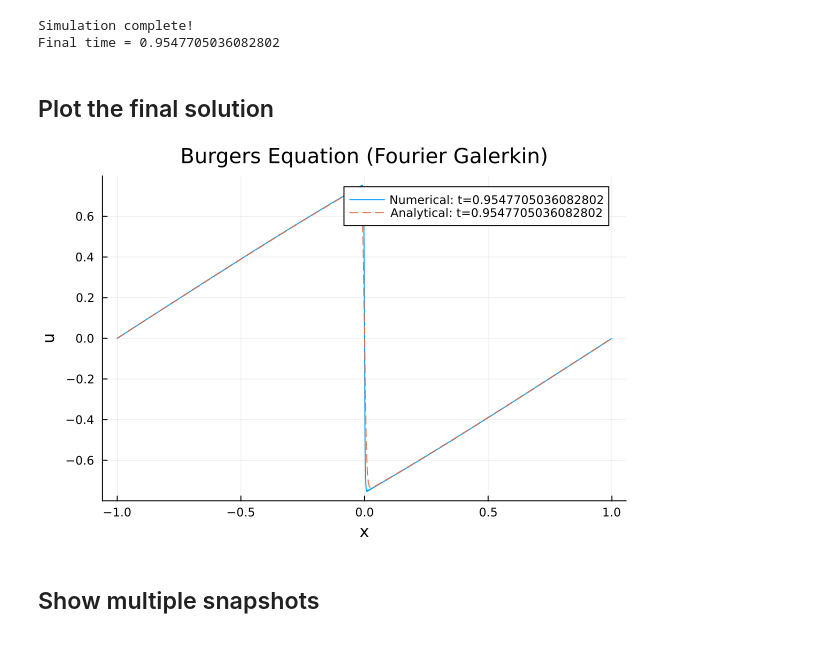
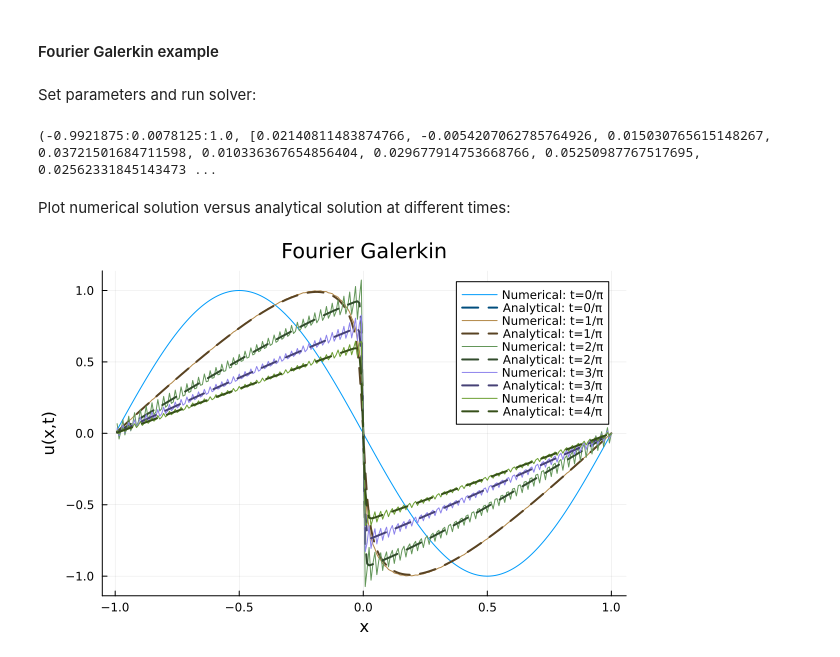
Before and after one commit to octionary/BurgersJoint, a Jupyter notebook: notebooks/2_FourierSpectral.ipynb, the cells around one changed output. Drawn from its saved outputs; the diff is of its cells as text; code cells hidden in the pictures.

Commit message:
Implemented all solver methods

```diff
--- a/notebooks/2_FourierSpectral.ipynb
+++ b/notebooks/2_FourierSpectral.ipynb
@@ -19,27 +113,37 @@ using Plots
+# %% [markdown]
+#### Fourier Galerkin example
+# %% [markdown]
+Set parameters and run solver:
 # %%
 # Parameter choices:
-Nx   = 1024    # spatial resolution
-dt   = 5e-4/pi   # time step
-tmax = 3/pi    # final time
-nu  = 1e-2/pi # viscosity
-alias_factor = 2/3 # 2/3 rule for Fourier Galerkin
+N   = 256
+dt = 1e-3
+T   = 4/pi
+dt_snapshot = 1/pi # time between solution snapshots
 
-x, u_final, tvec, history = solveFourier(Nx; dt=dt, tmax=tmax, nu=nu, alias_factor=alias_factor)
-
-println("Simulation complete!")
-println("Final time = ", tvec[end])
+x, u_final, snapshot_times, snapshots = solveFourierSpectral(N; dt=dt, T=T, dt_snapshot=dt_snapshot, dealias_factor=2/3)
 # %% [output]
-Simulation complete!
-Final time = 0.9547705036082802
+(-0.9921875:0.0078125:1.0, [0.02140811483874766, -0.0054207062785764926, 0.015030765615148267, 0.03721501684711598, 0.010336367654856404, 0.029677914753668766, 0.05250987767517695, 0.02562331845143473 ...
-# %% [markdown]
-## Plot the final solution
+# %% [markdown]
+Plot numerical solution versus analytical solution at different times:
 # %%
-plt = plot(x, u_final, label="Numerical: t=$(tvec[end])", xlabel="x", ylabel="u",
-           title="Burgers Equation (Fourier Galerkin)")
-plot!(plt, x, analytical_solution(x, tvec[end]; nu=nu), label="Analytical: t=$(tvec[end])",
-      linestyle=:dash)
-display(plt)
+function plot_sol(method_name)
+      plt = plot(title="$method_name", xlabel="x", ylabel="u(x,t)")
+      pal = palette(:auto, length(snapshot_times))  # get default palette colors
+
+      # Darken the analytical color by reducing brightness
+      f = 0.5
+
+      for (i, t) in enumerate(snapshot_times)
+            num_color = pal[i]
+            analytical_color = RGB(num_color.r * f, num_color.g * f, num_color.b * f)
+            plot!(plt, x, snapshots[i], label="Numerical: t=$(i-1)/π", lw=1, color=num_color)
+            plot!(plt, x, analytical_solution(x, t), label="Analytical: t=$(i-1)/π", lw=2, linestyle=:dash, color=analytical_color)
+      end
+
+      display(plt)
+end
+
+plot_sol("Fourier Galerkin")
 # %% [output]
-[figure, old version]
+[figure, new version]
-# %% [markdown]
-## Show multiple snapshots
```
Also changed, not shown: parts of 15 cells of this notebook, 12 other files.
